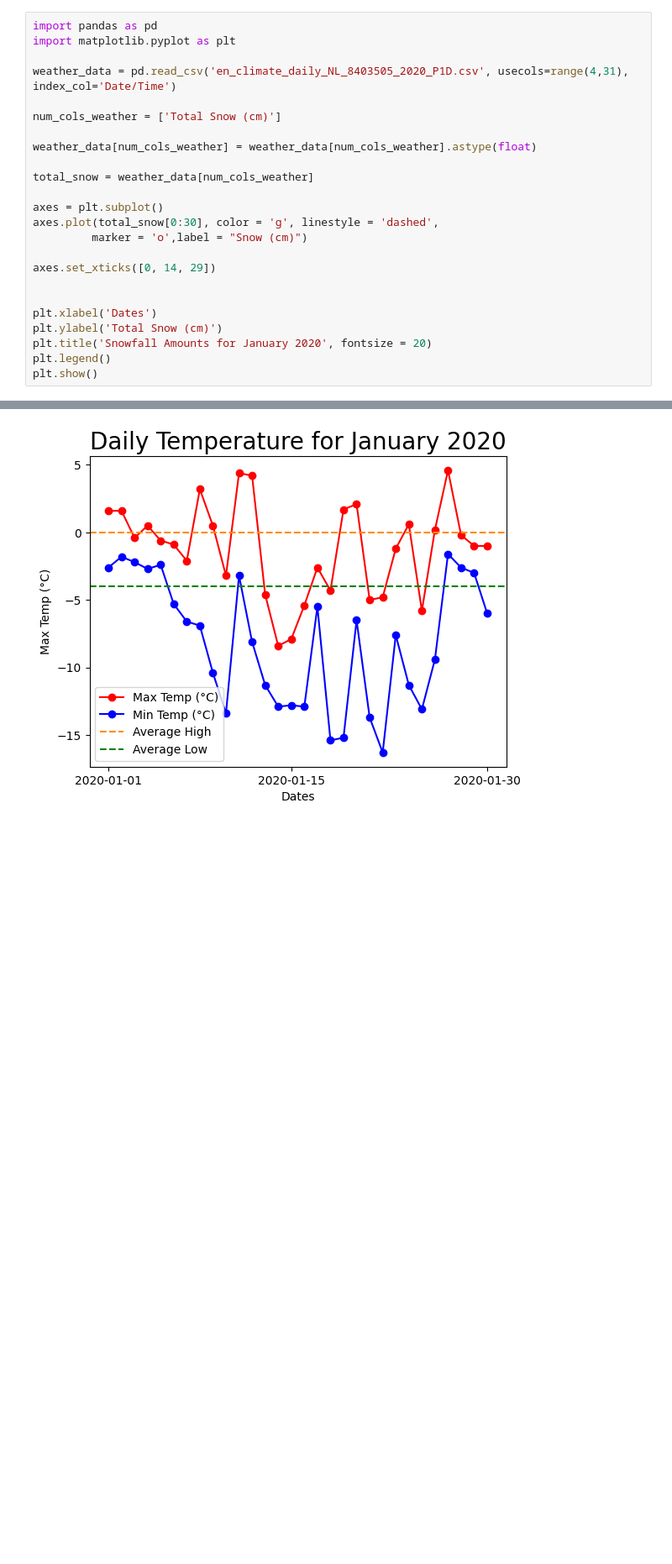
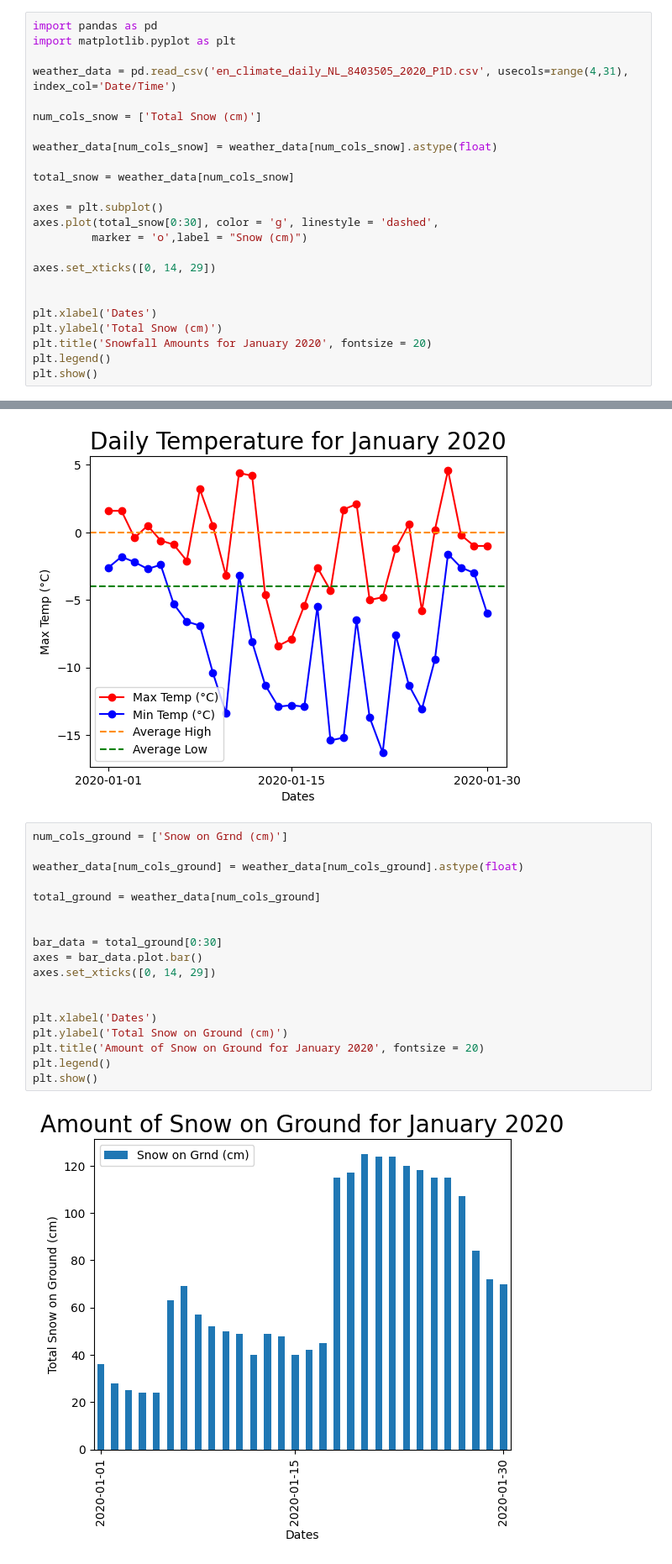
Before and after one commit to dcameronmckenna/CMSC6950-Project, a Jupyter notebook: project_graphs.ipynb, the cells around one changed output, grey strips where cells are left out. Shown at 84% size. Drawn from its saved outputs; the diff is of its cells as text; blank space fills up the shorter version.

Commit message:
changes to bar graph for snow on ground

```diff
--- a/project_graphs.ipynb
+++ b/project_graphs.ipynb
@@ -4,11 +4,11 @@ import matplotlib.pyplot as plt
 
 weather_data = pd.read_csv('en_climate_daily_NL_8403505_2020_P1D.csv', usecols=range(4,31), index_col='Date/Time')
 
-num_cols_weather = ['Total Snow (cm)']
+num_cols_snow = ['Total Snow (cm)']
 
-weather_data[num_cols_weather] = weather_data[num_cols_weather].astype(float)
+weather_data[num_cols_snow] = weather_data[num_cols_snow].astype(float)
 
-total_snow = weather_data[num_cols_weather]
+total_snow = weather_data[num_cols_snow]
 
 axes = plt.subplot()
 axes.plot(total_snow[0:30], color = 'g', linestyle = 'dashed',
@@ -74,3 +74,23 @@ plt.legend()
 plt.show()
 # %% [output]
 [figure]
+# %%
+num_cols_ground = ['Snow on Grnd (cm)']
+
+weather_data[num_cols_ground] = weather_data[num_cols_ground].astype(float)
+
+total_ground = weather_data[num_cols_ground]
+
+
+bar_data = total_ground[0:30]
+axes = bar_data.plot.bar()
+axes.set_xticks([0, 14, 29])
+
+
+plt.xlabel('Dates')
+plt.ylabel('Total Snow on Ground (cm)')
+plt.title('Amount of Snow on Ground for January 2020', fontsize = 20)
+plt.legend()
+plt.show()
+# %% [output]
+[figure, added]
```
